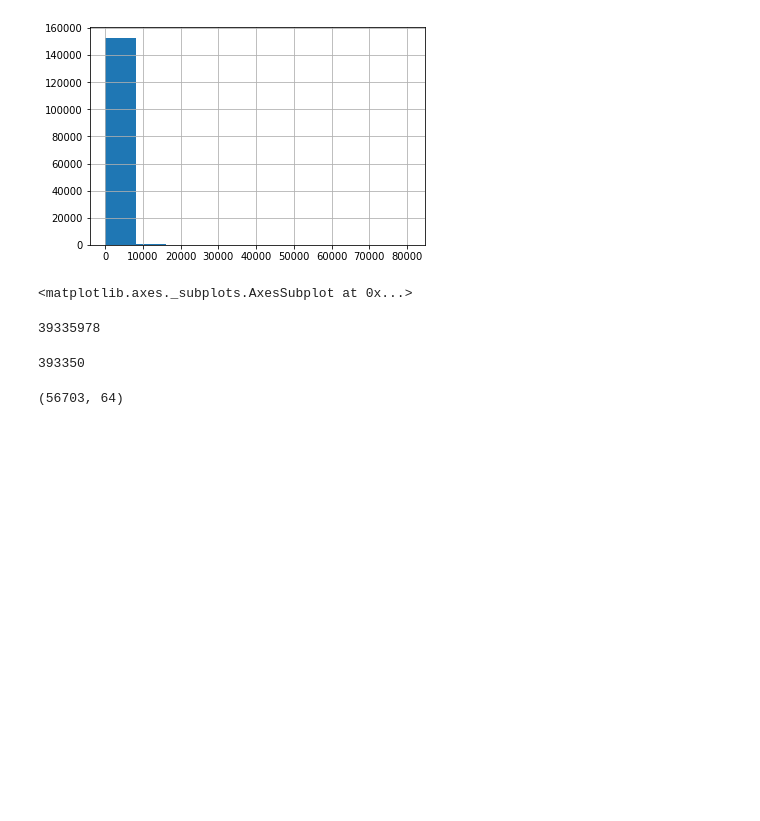
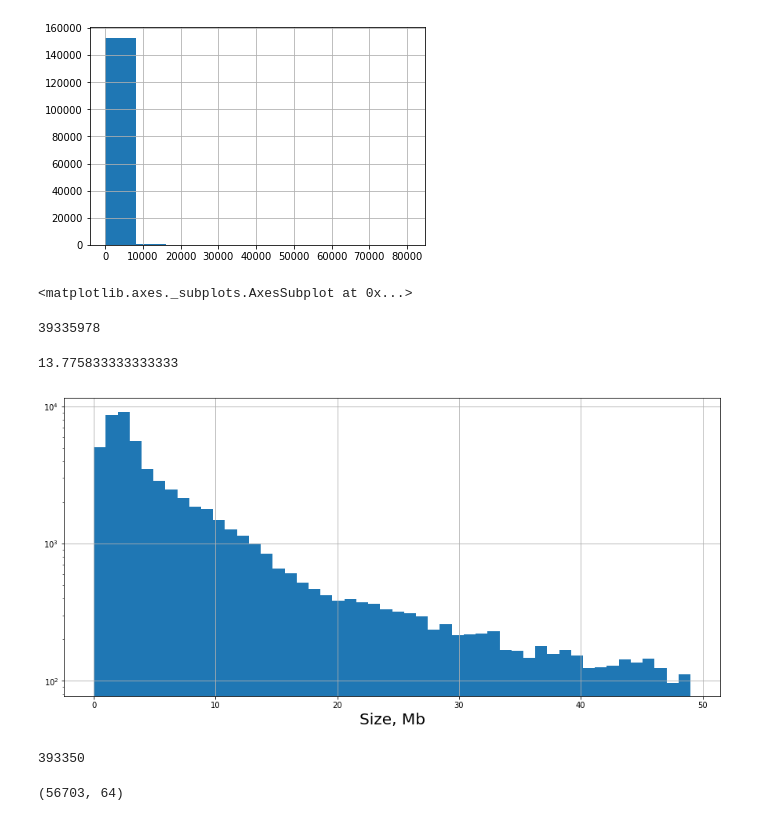
Before and after one commit to ratschlab/metagraph, a Jupyter notebook: SRA.ipynb, the cells around one changed output. Saved outputs shown, nothing was run; the diff lists cells and outputs as text; code cells hidden in the pictures; blank space fills up the shorter version.

```diff
--- a/SRA.ipynb
+++ b/SRA.ipynb
@@ -156,6 +156,23 @@ df[(df['Organism Name'] == 'human gut metagenome') &
    (df['avgLength'].values <= 500)].size_MB.sum()
 # %% [output]
 39335978
+# %%
+filtered_df = df[(df['Organism Name'] == 'human gut metagenome') &
+                   (df['Instrument'].apply(lambda x: x.startswith('Illumina'))) &
+                   (df['avgLength'].values >= 150) &
+                   (df['avgLength'].values <= 500)].size_MB
+# %%
+(filtered_df.values > 300).sum() * 0.5 / 60 / 10
+# %% [output]
+13.775833333333333
+# %%
+fig, ax = plt.subplots(figsize=(15, 7))
+filtered_df[filtered_df.values < 50].hist(ax=ax, bins=50)
+ax.set_yscale('log')
+ax.set_xlabel('Size, Mb', size=20)
+plt.show()
+# %% [output]
+[figure, added]
 # %%
 df[(df['Organism Name'] == 'human gut metagenome') &
    (df['Instrument'].apply(lambda x: x.startswith('Illumina'))) &
```
Also changed, not shown: 1 other file.
